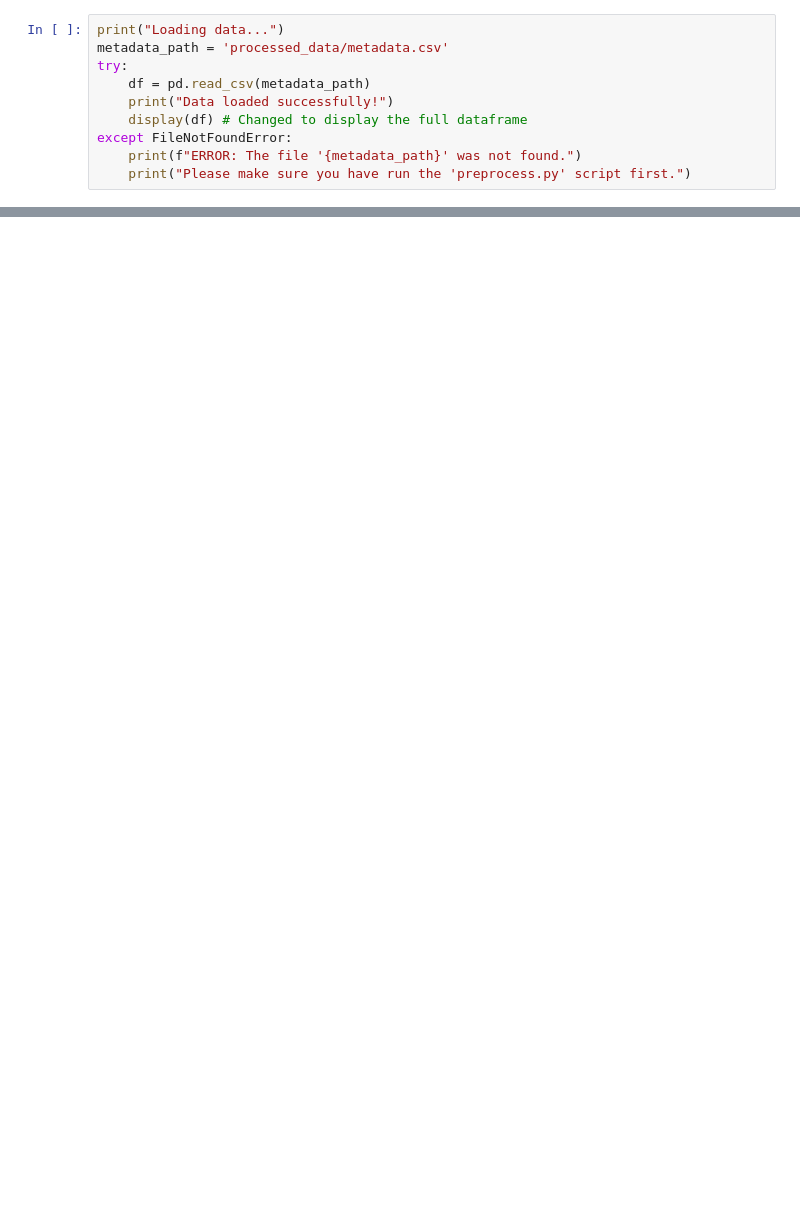
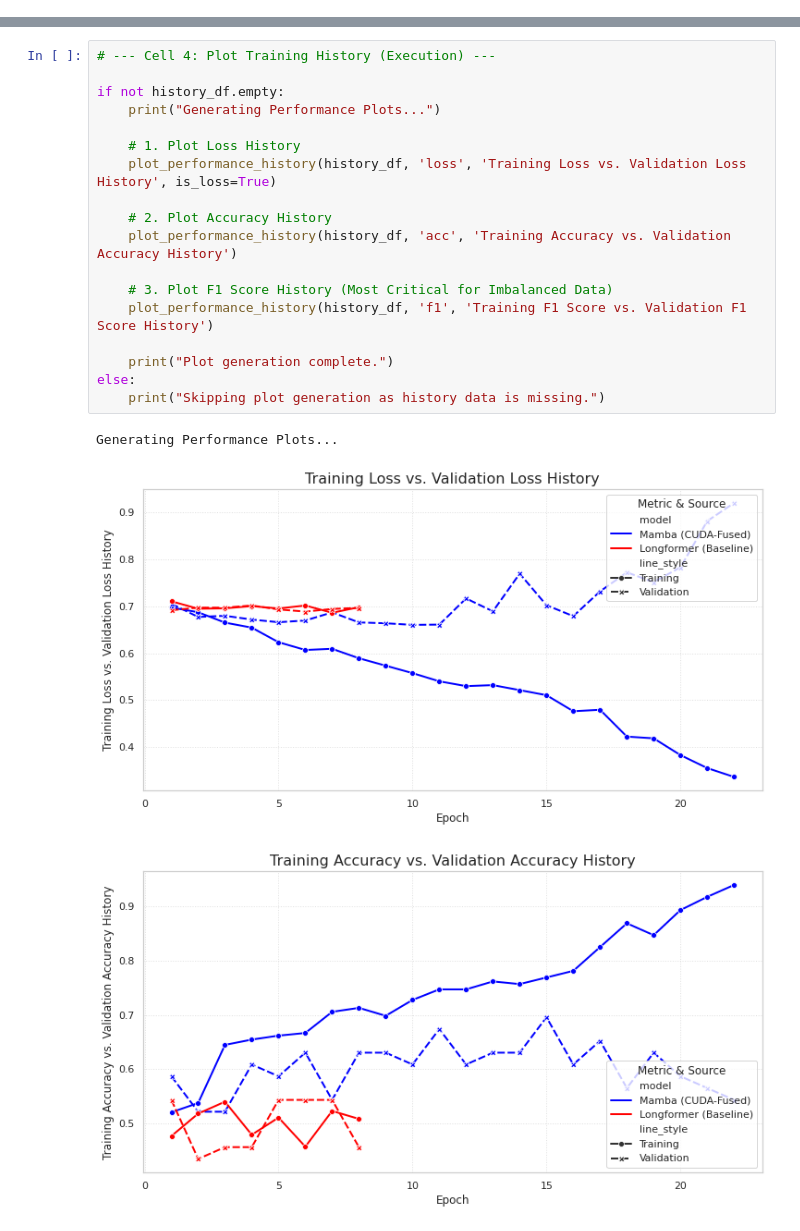
Before and after one commit to Santhanu7Z/mci_detection, a Jupyter notebook: EDA_and_Visualization.ipynb, the cells around one changed output, grey strips where cells are left out. Cells and saved outputs as stored; diff of their text form; blank space fills up the shorter version.

```diff
--- a/EDA_and_Visualization.ipynb
+++ b/EDA_and_Visualization.ipynb
@@ -109,10 +258,0 @@ sns.set_theme(style="whitegrid")
-# %%
-print("Loading data...")
-metadata_path = 'processed_data/metadata.csv'
-try:
-    df = pd.read_csv(metadata_path)
-    print("Data loaded successfully!")
-    display(df) # Changed to display the full dataframe
-except FileNotFoundError:
-    print(f"ERROR: The file '{metadata_path}' was not found.")
-    print("Please make sure you have run the 'preprocess.py' script first.")
@@ -128,0 +398,22 @@ Data loaded successfully!
+# %%
+# --- Cell 4: Plot Training History (Execution) ---
+
+if not history_df.empty:
+    print("Generating Performance Plots...")
+
+    # 1. Plot Loss History
+    plot_performance_history(history_df, 'loss', 'Training Loss vs. Validation Loss History', is_loss=True)
+
+    # 2. Plot Accuracy History
+    plot_performance_history(history_df, 'acc', 'Training Accuracy vs. Validation Accuracy History')
+
+    # 3. Plot F1 Score History (Most Critical for Imbalanced Data)
+    plot_performance_history(history_df, 'f1', 'Training F1 Score vs. Validation F1 Score History')
+
+    print("Plot generation complete.")
+else:
+    print("Skipping plot generation as history data is missing.")
+# %% [output]
+Generating Performance Plots...
+[figure, added]
+[figure, added]
```
Also changed, not shown: parts of 14 cells of this notebook, 2 other files.
